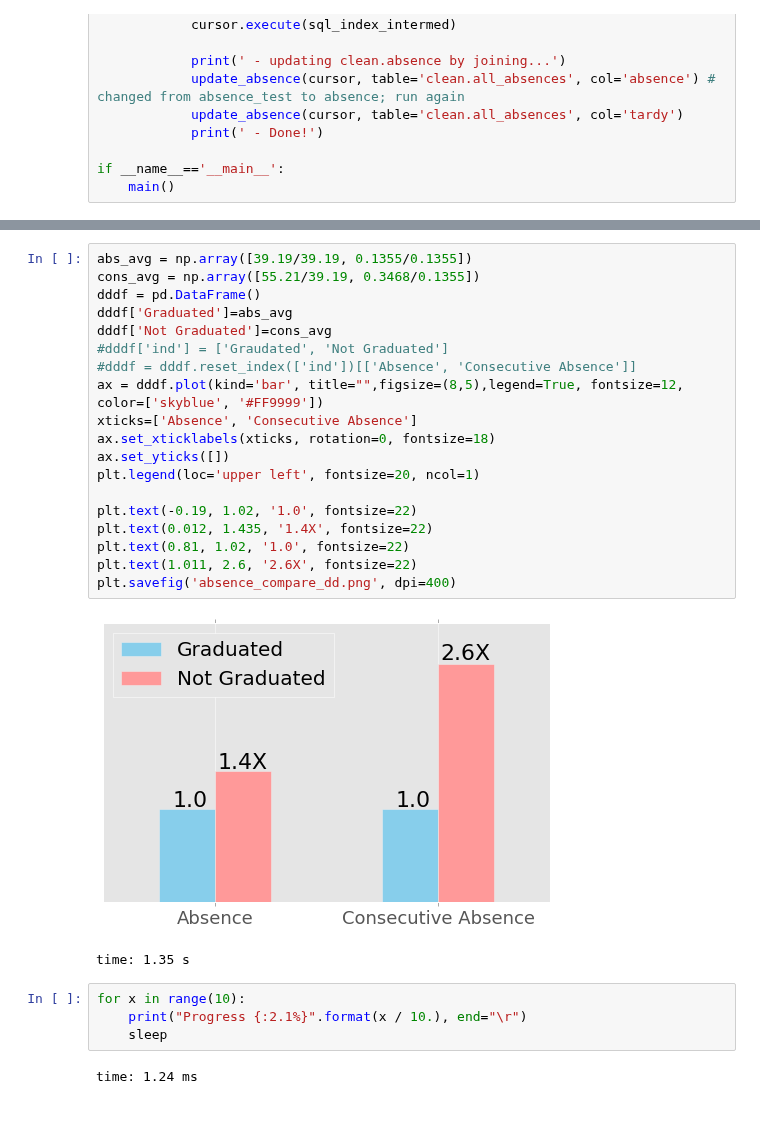
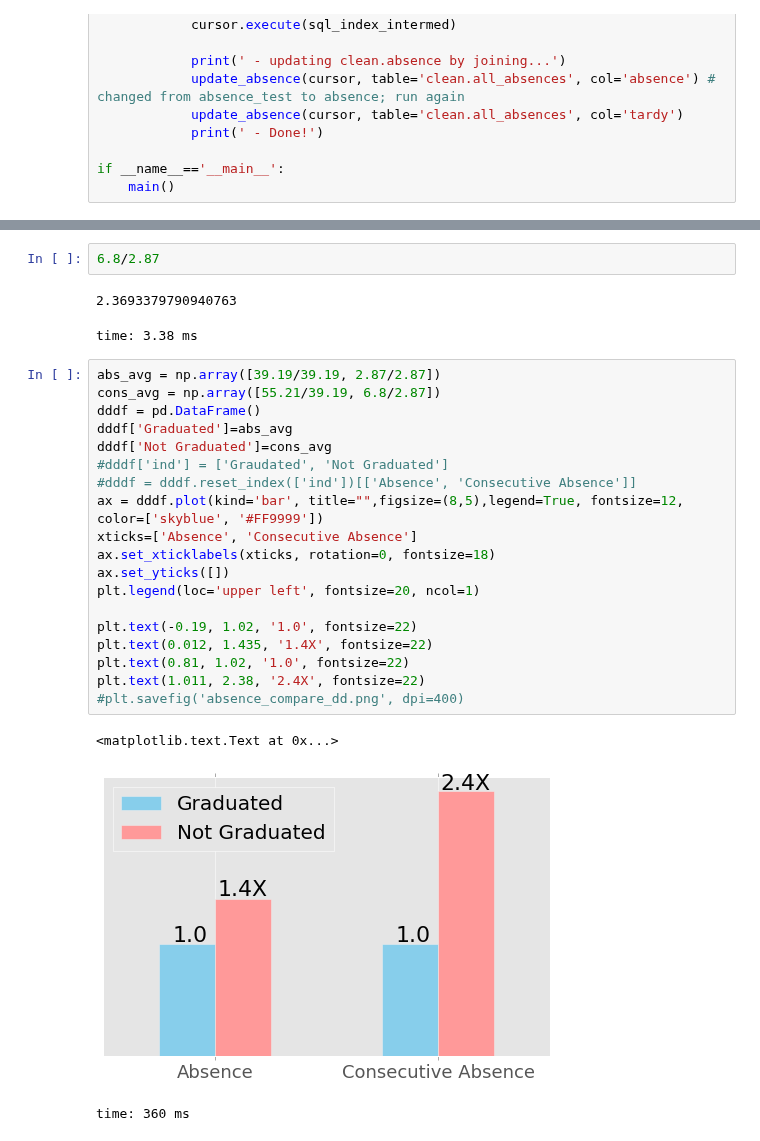
Before and after one commit to jgutman/mvesc, a Jupyter notebook: Features/absence_feature_dev.ipynb, the cells around one changed output, grey strips where cells are left out. Saved outputs shown, nothing was run; the diff lists cells and outputs as text; blank space fills up the shorter version.

Commit message:
absence feature ready to use

```diff
--- a/Features/absence_feature_dev.ipynb
+++ b/Features/absence_feature_dev.ipynb
@@ -649,28 +643,28 @@ time: 71.9 ms
+# %%
+6.8/2.87
+# %% [output]
+2.3693379790940763
+time: 3.38 ms
 # %%
-abs_avg = np.array([39.19/39.19, 0.1355/0.1355])
-cons_avg = np.array([55.21/39.19, 0.3468/0.1355])
+abs_avg = np.array([39.19/39.19, 2.87/2.87])
+cons_avg = np.array([55.21/39.19, 6.8/2.87])
 dddf = pd.DataFrame()
 dddf['Graduated']=abs_avg
 dddf['Not Graduated']=cons_avg
 #dddf['ind'] = ['Graudated', 'Not Graduated']
 #dddf = dddf.reset_index(['ind'])[['Absence', 'Consecutive Absence']]
 ax = dddf.plot(kind='bar', title="",figsize=(8,5),legend=True, fontsize=12, color=['skyblue', '#FF9999'])
 xticks=['Absence', 'Consecutive Absence']
 ax.set_xticklabels(xticks, rotation=0, fontsize=18)
 ax.set_yticks([])
 plt.legend(loc='upper left', fontsize=20, ncol=1)
 
 plt.text(-0.19, 1.02, '1.0', fontsize=22)
 plt.text(0.012, 1.435, '1.4X', fontsize=22)
 plt.text(0.81, 1.02, '1.0', fontsize=22)
-plt.text(1.011, 2.6, '2.6X', fontsize=22)
-plt.savefig('absence_compare_dd.png', dpi=400)
+plt.text(1.011, 2.38, '2.4X', fontsize=22)
+#plt.savefig('absence_compare_dd.png', dpi=400)
 # %% [output]
+<matplotlib.text.Text at 0x...>
-[figure, old version]
+[figure, new version]
-time: 1.35 s
+time: 360 ms
-# %%
-for x in range(10):
-    print("Progress {:2.1%}".format(x / 10.), end="\r")
-    sleep
-# %% [output]
-time: 1.24 ms
```
Also changed, not shown: parts of 8 cells of this notebook, 1 other file.
